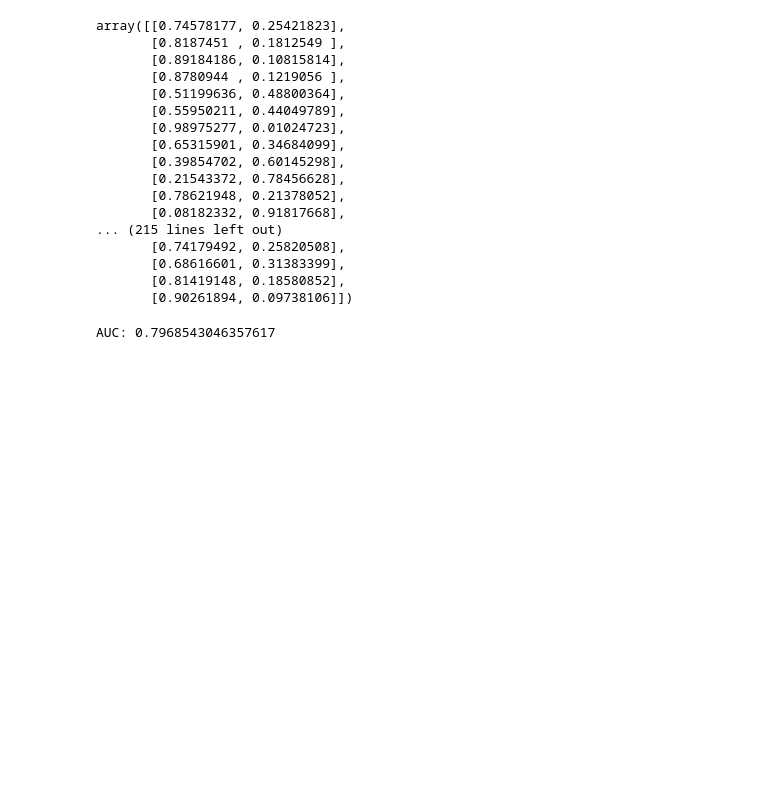
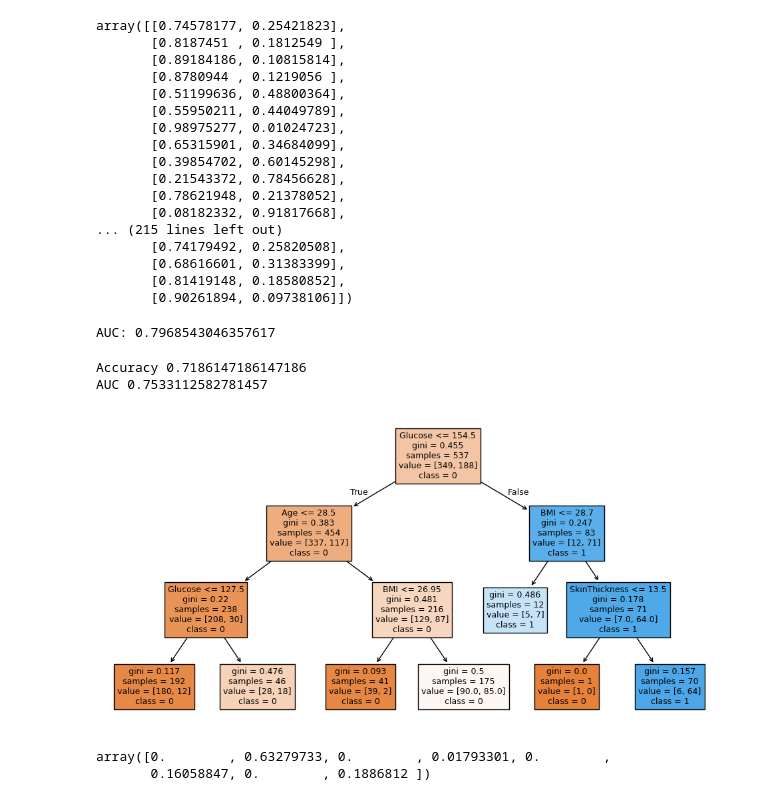
Before and after one commit to Dhanushgowda2342/AIML-journey, a Jupyter notebook: logistic_regression(diabetes).ipynb, the cells around one changed output. Saved outputs shown, nothing was run; the diff lists cells and outputs as text; code cells hidden in the pictures; blank space fills up the shorter version.

```diff
--- a/logistic_regression(diabetes).ipynb
+++ b/logistic_regression(diabetes).ipynb
@@ -279,3 +279,30 @@ roc_auc = auc(fpr, tpr)
 print("AUC:", roc_auc)
 # %% [output]
 AUC: 0.7968543046357617
+# %%
+from sklearn.tree import DecisionTreeClassifier
+tree = DecisionTreeClassifier(criterion='gini',max_depth=3,min_samples_split=20,random_state=42)
+tree.fit(X_train,y_train)
+y_pred =tree.predict(X_test)
+y_prob =tree.predict_proba(X_test)
+# %%
+from sklearn.metrics import accuracy_score, roc_auc_score
+print("Accuracy",accuracy_score(y_test,y_pred))
+print("AUC",roc_auc_score(y_test,y_prob[:,1]))
+# %% [output]
+Accuracy 0.7186147186147186
+AUC 0.7533112582781457
+# %%
+from sklearn.tree import plot_tree
+import matplotlib.pyplot as plt
+
+plt.figure(figsize=(12,6))
+plot_tree(tree, feature_names=X.columns, class_names=["0","1"], filled=True)
+plt.show()
+# %% [output]
+[figure, added]
+# %%
+tree.feature_importances_
+# %% [output]
+array([0.        , 0.63279733, 0.        , 0.01793301, 0.        ,
+       0.16058847, 0.        , 0.1886812 ])
```
Also changed, not shown: parts of 2 cells of this notebook.
